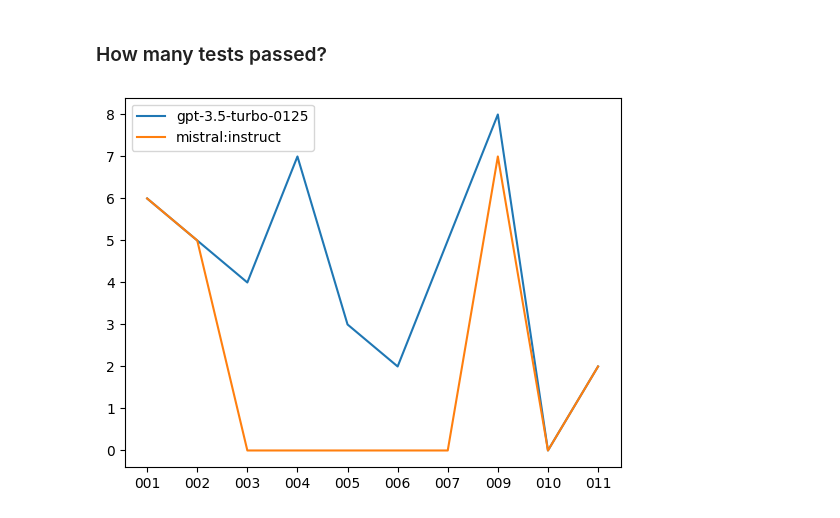
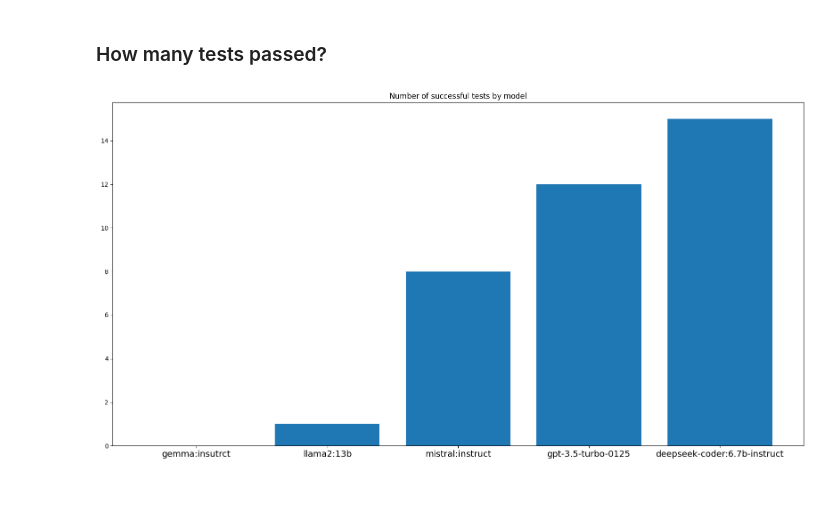
Before and after one commit to davidfrisch/vv_cw_2, a Jupyter notebook: pipeline/jupyter-notebook/results.ipynb, the cells around one changed output. Saved outputs shown, nothing was run; the diff lists cells and outputs as text; code cells hidden in the pictures; blank space fills up the shorter version.

```diff
--- a/pipeline/jupyter-notebook/results.ipynb
+++ b/pipeline/jupyter-notebook/results.ipynb
@@ -3,7 +8,7 @@
 # %%
 import json
 import os
-results_path = os.path.join('..','data')
+results_path = os.path.join('results')
 results_folders = []
 
 for root, dirs, files in os.walk(results_path):
@@ -87,7 +160,8 @@ for model in models:
 sorted_questions = sorted(questions)
 total_extracted_x = [question_name.split('_')[1] for question_name in sorted_questions]
 total_extracted_y = []
-
+average_extracted_y = {}
+print(models)
 for model in models:
     total_extracted_y = []
     for question in sorted_questions:
@@ -102,6 +176,16 @@ for model in models:
                     total_extracted_y.append(extracted_success_rate/len(results['tries']))
                     break
 
-    plt.plot(total_extracted_x, total_extracted_y, label=model)
-    plt.legend()
+
+    average_extracted = sum(total_extracted_y) / len(total_extracted_y)
+    average_extracted_y[model] = average_extracted
+
+
+average_extracted_y = dict(sorted(average_extracted_y.items(), key=lambda item: item[1]))
+fig = plt.gcf()
+fig.set_size_inches(20, 10)
+plt.bar(average_extracted_y.keys(), average_extracted_y.values())
+plt.xticks(fontsize=14)
+plt.title('Average number of successful extracted by model')
+plt.show()
 # %% [output]
@@ -220,28 +346,29 @@ for model in models:
 # %%
 # "num_successes" is not None
 sorted_questions = sorted(questions)
 
 num_successes_x = [question_name.split('_')[1] for question_name in sorted_questions]
-num_successes_y = []
+num_successes_y = {}
 
 for model in models:
-    num_successes_y = []
+    num_successes_y[model] = 0
     for question in sorted_questions:
         for report, questions_reported in data.items():
             if question in questions_reported:
                 results = questions_reported[question]
                 if results['model'] == model:
-                    best_num_successes = 0
                     for retry in results['tries']:
-                        if results['tries'][retry]['num_successes'] is not None:
-                            if results['tries'][retry]['num_successes'] > best_num_successes:
-                                best_num_successes = results['tries'][retry]['num_successes']
+                        if results['tries'][retry]['num_tests'] is not None and int(results['tries'][retry]['num_successes']) == int(results['tries'][retry]['num_tests']):
+                            num_successes_y[model] += 1
+                            break
 
-                    num_successes_y.append(best_num_successes)
-
-
-
-    plt.plot(num_successes_x, num_successes_y, label=model)
-    plt.legend()
+fig = plt.gcf()
+fig.set_size_inches(20, 10)
+# sort
+num_successes_y = dict(sorted(num_successes_y.items(), key=lambda item: item[1]))
+plt.bar(num_successes_y.keys(), num_successes_y.values())
+plt.xticks(fontsize=14)
+plt.title('Number of successful tests by model')
+plt.show()
 # %% [output]
-[figure, old version]
+[figure, new version]
```
Also changed, not shown: parts of 11 cells of this notebook.
